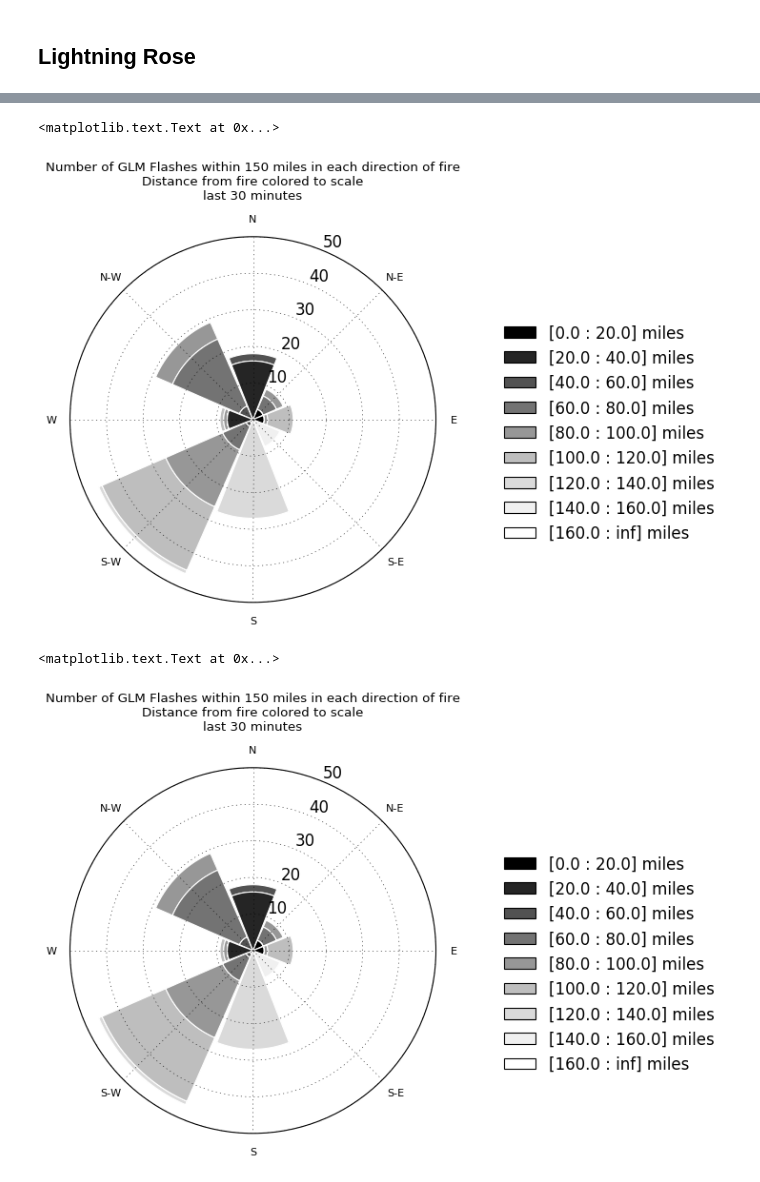
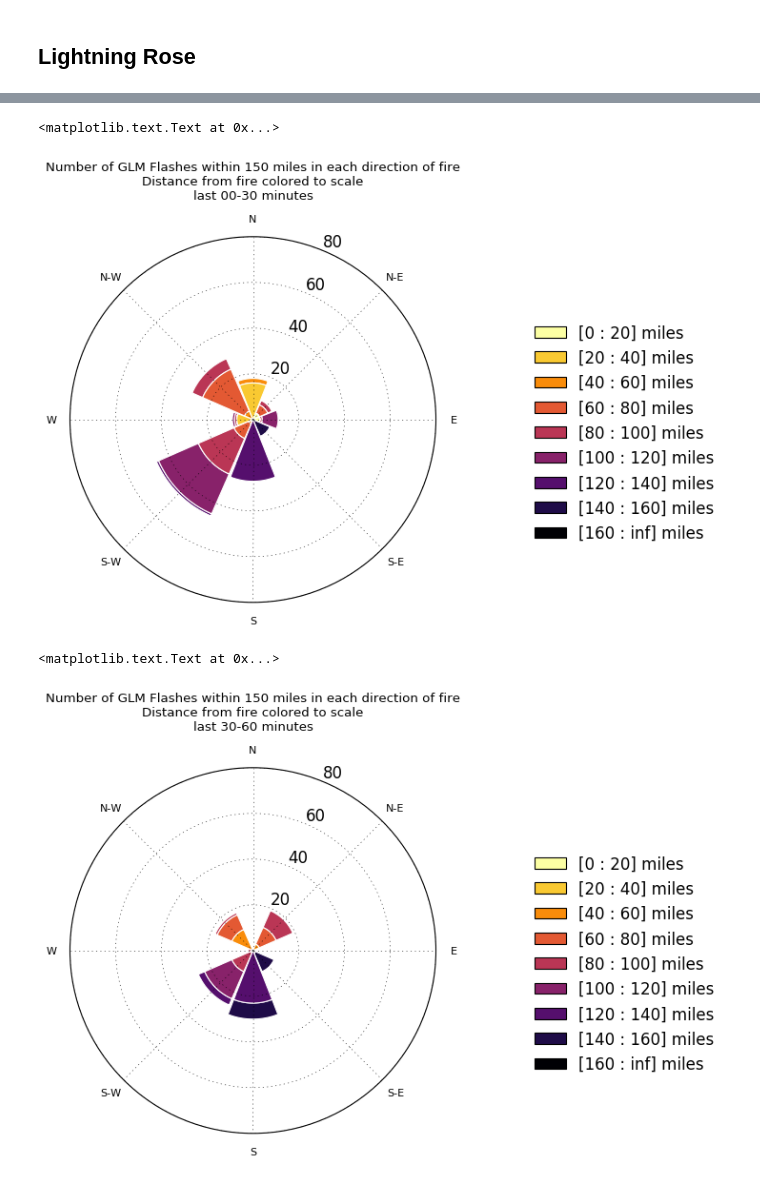
Before and after one commit to blaylockbk/pyBKB_v2, a Jupyter notebook: BB_GOES16/GLM_proximity_map_and_histogram.ipynb, the cells around one changed output, grey strips where cells are left out. Cells and saved outputs as stored; diff of their text form; code cells hidden in the pictures.

```diff
--- a/BB_GOES16/GLM_proximity_map_and_histogram.ipynb
+++ b/BB_GOES16/GLM_proximity_map_and_histogram.ipynb
@@ -111 +122,25 @@ distance2 = distance2 * 0.6214
+# %%
+# Perform distance calculation between fire and flash
+FIRE_lon = FIRE[1]*np.ones_like(GLM0['longitude'])
+FIRE_lat = FIRE[0]*np.ones_like(GLM0['latitude'])
+azimuth0, backward0, distances0 = g.inv(FIRE_lon, FIRE_lat, GLM0['longitude'], GLM0['latitude'])
+
+FIRE_lon = FIRE[1]*np.ones_like(GLM['longitude'])
+FIRE_lat = FIRE[0]*np.ones_like(GLM['latitude'])
+azimuth, backward, distances = g.inv(FIRE_lon, FIRE_lat, GLM['longitude'], GLM['latitude'])
+
+FIRE_lon = FIRE[1]*np.ones_like(GLM2['longitude'])
+FIRE_lat = FIRE[0]*np.ones_like(GLM2['latitude'])
+azimuth2, backward2, distances2 = g.inv(FIRE_lon, FIRE_lat, GLM2['longitude'], GLM2['latitude'])
+
+
+# convert distances from meters to miles
+distances0 = distances0/1609.344
+distances = distances/1609.344
+distances2 = distances2/1609.344
+
+# convert negative azimuth to positive degrees from north
+azimuth0[azimuth0<0] += 360
+azimuth[azimuth<0] += 360
+azimuth2[azimuth2<0] += 360
 # %%
@@ -179,8 +203,8 @@ def set_legend(ax):
     leg = plt.legend(loc='center left', bbox_to_anchor=(1, 0.5),prop={'size':15})
     leg.draw_frame(False)
 # %%
-ws = lightning_distance
-wd = lightning_azimuth
+ws = distances2[distances2<miles]
+wd = azimuth2[distances2<miles]
 
 import matplotlib.cm as cm
 ax = new_axes()
@@ -188,48 +212,50 @@ ax = new_axes()
 ax.bar(wd, ws, nsector = 8, normed=False,
        bins = np.arange(0,miles+21,20),
        opening=.95, edgecolor='w',
-       cmap=cm.Greys_r)
+       cmap=cm.inferno_r)
 
 leg = plt.legend(loc='bottom left', bbox_to_anchor=(1.8, 0.8),prop={'size':15})
 leg.draw_frame(False)
 
 plt.grid(True)
-plt.yticks(np.arange(10,105,10))
-ax.set_yticklabels(np.arange(10,105,10), fontsize = 15)
+plt.yticks(np.arange(20,105,20))
+ax.set_yticklabels(np.arange(20,105,20), fontsize = 15)
 
 table = ax._info['table']
 wd_freq = np.sum(table, axis=0)
-ax.set_rmax(np.floor(max(wd_freq)/5)*5+5) #set rmax to upper number divisible by 5
+#ax.set_rmax(np.floor(max(wd_freq)/5)*5+5) #set rmax to upper number divisible by 5
+ax.set_rmax(80)
 
-plt.title('Number of GLM Flashes within 150 miles in each direction of fire\nDistance from fire colored to scale\nlast 30 minutes\n')
+plt.title('Number of GLM Flashes within 150 miles in each direction of fire\nDistance from fire colored to scale\nlast 00-30 minutes\n')
 # %% [output]
 <matplotlib.text.Text at 0x...>
-[figure, old version]
+[figure, new version]
 # %%
-ws = lightning_distance2
-wd = lightning_azimuth2
+ws = distances[distances<miles]
+wd = azimuth[distances<miles]
 
 import matplotlib.cm as cm
 ax = new_axes()
 #ax.contourf(wd, ws, nsector=16, bins=np.arange(0, miles, 20), cmap=cm.viridis)
 ax.bar(wd, ws, nsector = 8, normed=False,
        bins = np.arange(0,miles+21,20),
        opening=.95, edgecolor='w',
-       cmap=cm.Greys_r)
+       cmap=cm.inferno_r)
 
 leg = plt.legend(loc='bottom left', bbox_to_anchor=(1.8, 0.8),prop={'size':15})
 leg.draw_frame(False)
 
 plt.grid(True)
-plt.yticks(np.arange(10,105,10))
-ax.set_yticklabels(np.arange(10,105,10), fontsize = 15)
+plt.yticks(np.arange(20,105,20))
+ax.set_yticklabels(np.arange(20,105,20), fontsize = 15)
 
 table = ax._info['table']
 wd_freq = np.sum(table, axis=0)
-ax.set_rmax(np.floor(max(wd_freq)/5)*5+5) #set rmax to upper number divisible by 5
+#ax.set_rmax(np.floor(max(wd_freq)/5)*5+5) #set rmax to upper number divisible by 5
+ax.set_rmax(80)
 
-plt.title('Number of GLM Flashes within 150 miles in each direction of fire\nDistance from fire colored to scale\nlast 30 minutes\n')
+plt.title('Number of GLM Flashes within 150 miles in each direction of fire\nDistance from fire colored to scale\nlast 30-60 minutes\n')
 # %% [output]
 <matplotlib.text.Text at 0x...>
-[figure, old version]
+[figure, new version]
 # %%
```
Also changed, not shown: parts of 15 cells of this notebook, 3 other files.
